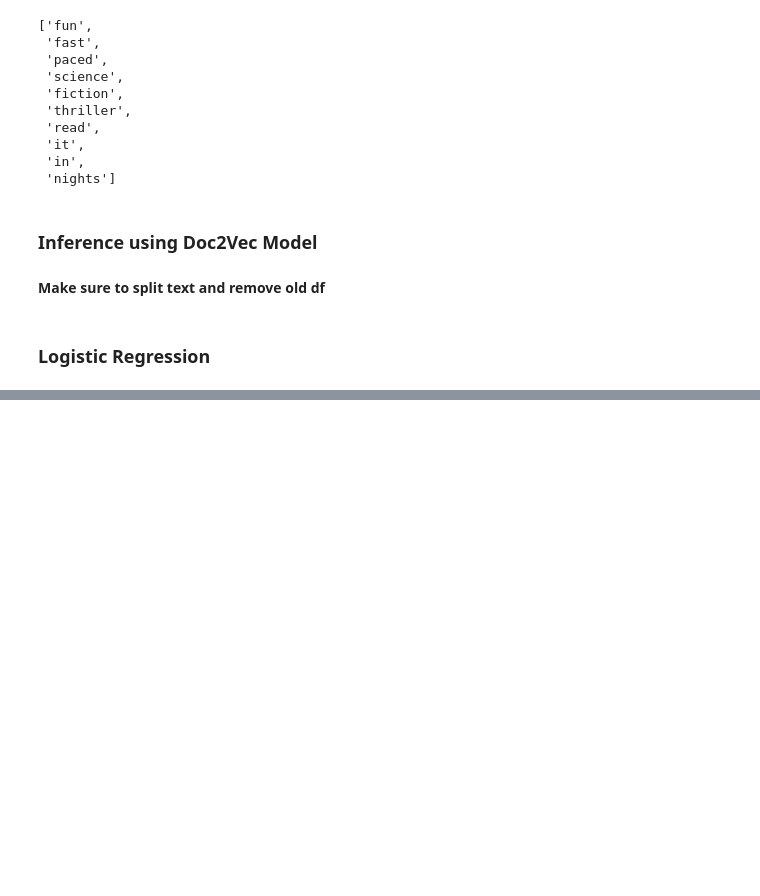
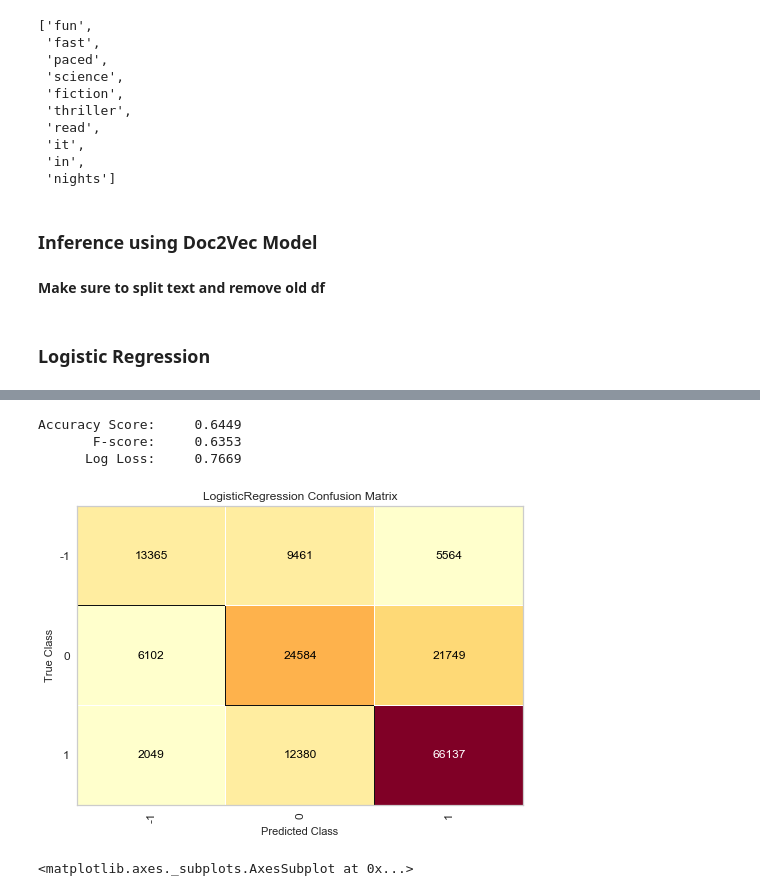
Before and after one commit to dwitten392/Springboard---DW, a Jupyter notebook: Captstone 2 - Goodreads Reviews/Goodreads Book Reviews.ipynb, the cells around one changed output, grey strips where cells are left out. Saved outputs shown, nothing was run; the diff lists cells and outputs as text; code cells hidden in the pictures; blank space fills up the shorter version.

```diff
--- a/Captstone 2 - Goodreads Reviews/Goodreads Book Reviews.ipynb
+++ b/Captstone 2 - Goodreads Reviews/Goodreads Book Reviews.ipynb
@@ -805,0 +834,5 @@ doc2vec_model = doc2vec_cv.fit(doc2vec_train, y_train)
+# %%
+#best C was 1
+from sklearn.linear_model import LogisticRegression
+doc2vec_log_reg = LogisticRegression(verbose=1, solver='lbfgs', random_state=87, C=1, penalty='l2', max_iter=500, n_jobs = -1)
+doc2vec_model = doc2vec_log_reg.fit(doc2vec_train, y_train)
@@ -805,0 +842,30 @@ doc2vec_model = doc2vec_cv.fit(doc2vec_train, y_train)
+# %%
+from sklearn.metrics import accuracy_score, f1_score, log_loss
+# Actual class predictions
+doc2vec_preds = doc2vec_model.predict(doc2vec_test)
+# Probabilities for each class
+doc2vec_probs = doc2vec_model.predict_proba(doc2vec_test)[:,]
+
+doc2vec_accuracy_score = accuracy_score(y_test, doc2vec_preds)
+doc2vec_f1_value = f1_score(y_test, doc2vec_preds, average ='weighted')
+doc2vec_log_loss_value = log_loss(y_test, doc2vec_probs, normalize=True)
+print("Accuracy Score:     {:0.4f}".format(doc2vec_accuracy_score))
+print("       F-score:     {:0.4f}".format(doc2vec_f1_value))
+print("      Log Loss:     {:0.4f}".format(doc2vec_log_loss_value))
+# %% [output]
+Accuracy Score:     0.6449
+       F-score:     0.6353
+      Log Loss:     0.7669
+# %%
+#logit confusion matrix
+from yellowbrick.classifier import ConfusionMatrix
+
+knn_cm = ConfusionMatrix(doc2vec_model)
+
+knn_cm.fit(doc2vec_train, y_train)
+knn_cm.score(doc2vec_test, y_test)
+
+knn_cm.show()
+# %% [output]
+[figure, added]
+<matplotlib.axes._subplots.AxesSubplot at 0x...>
```
Also changed, not shown: parts of 7 cells of this notebook.
